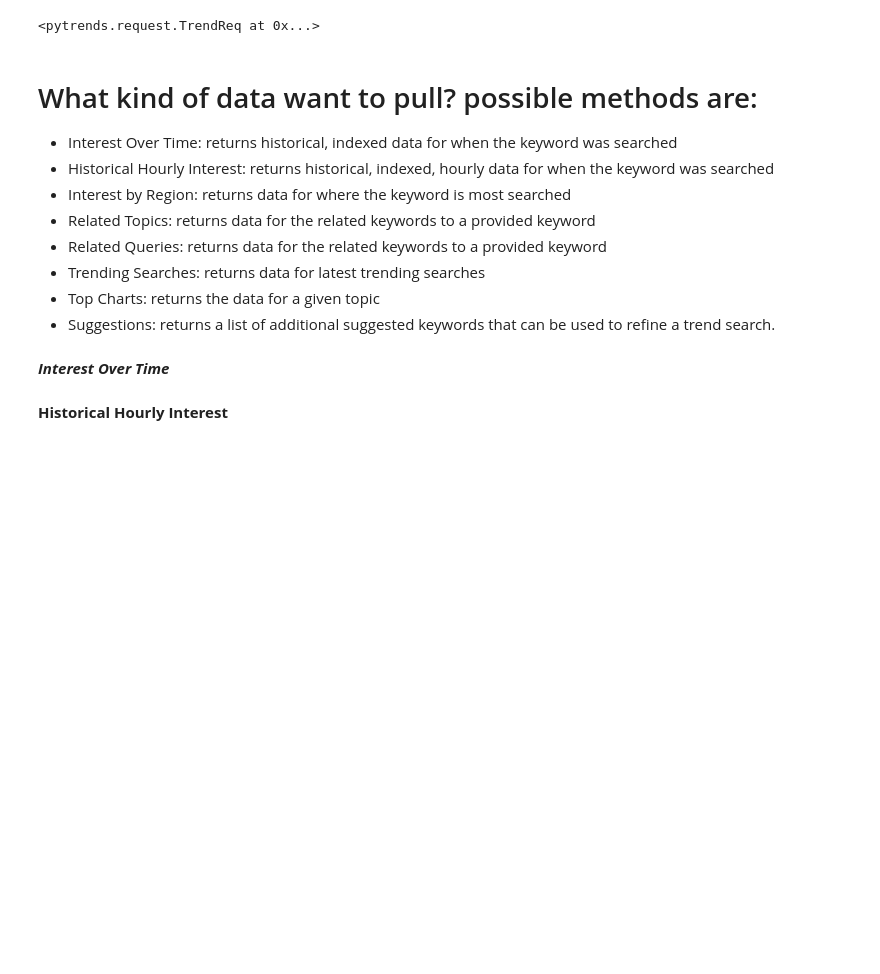
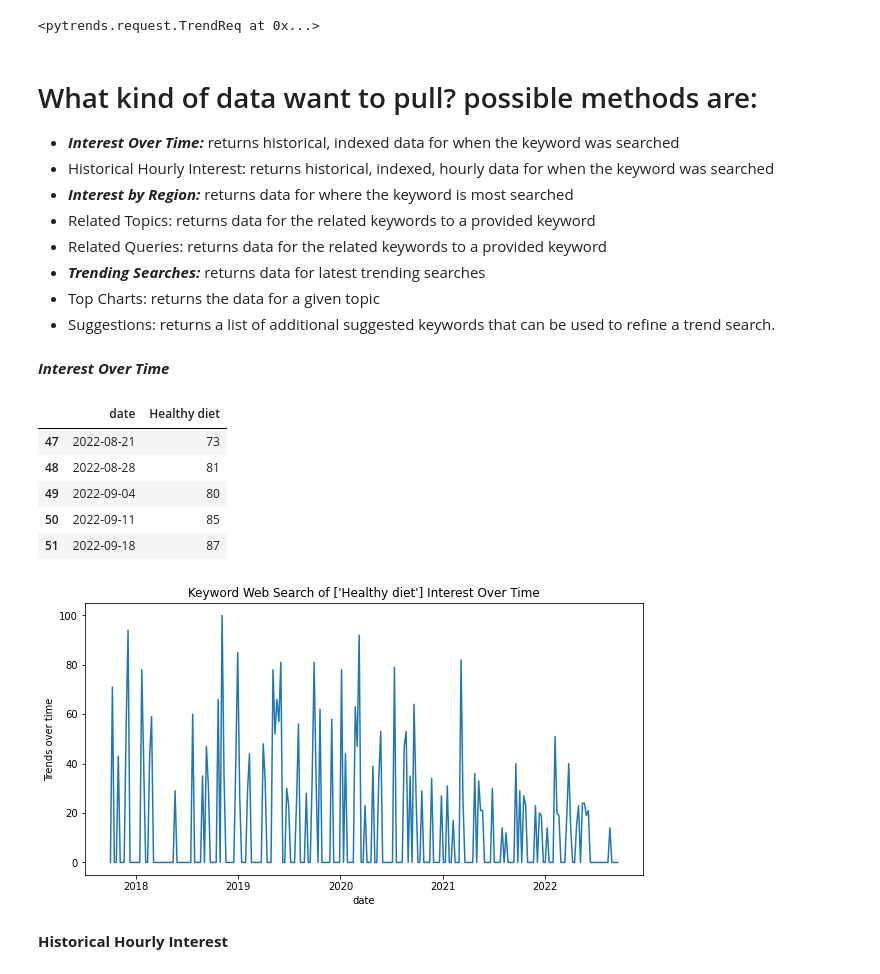
Before and after one commit to mrchapagain/GoogleTrendAnalytics, a Jupyter notebook: GoogleTrends.ipynb, the cells around one changed output. Drawn from its saved outputs; the diff is of its cells as text; code cells hidden in the pictures; blank space fills up the shorter version.

```diff
--- a/GoogleTrends.ipynb
+++ b/GoogleTrends.ipynb
@@ -50,49 +58,72 @@ def google_trend():
 *gprop:* What Google property to filter to fx. "image" or "news" default to web searches
 # %%
 # Build the playload
-def google_trend_playload():
+def gt_playload():
   kw_list = ["Healthy diet"]  # list of keywords to get data
   input= f'you have entered {kw_list}'
+
   #playload
   trends= google_trend()
-  trends.build_payload(kw_list, cat=0, timeframe='today 5-y', geo= 'NP', gprop='')
+  trends.build_payload(kw_list, cat=0, timeframe='today 12-m', geo= '', gprop='') #timeframe='today 5-y'
 
   # lets check if we got the data from google or not?
   return trends
 
-google_trend_playload()
+gt_playload()
 # %% [output]
 <pytrends.request.TrendReq at 0x...>
 # %% [markdown]
 # What kind of data want to pull? possible methods are:
-- Interest Over Time: returns historical, indexed data for when the keyword was searched
+- ***Interest Over Time:*** returns historical, indexed data for when the keyword was searched
 - Historical Hourly Interest:  returns historical, indexed, hourly data for when the keyword was searched
-- Interest by Region: returns data for where the keyword is most searched
+- ***Interest by Region:*** returns data for where the keyword is most searched
 - Related Topics: returns data for the related keywords to a provided keyword
 - Related Queries: returns data for the related keywords to a provided keyword
-- Trending Searches: returns data for latest trending searches
+- ***Trending Searches:*** returns data for latest trending searches
 - Top Charts: returns the data for a given topic
 - Suggestions: returns a list of additional suggested keywords that can be used to refine a trend search.
 # %%
 # Function to Disply in the figure
-def displayfig(x, y, title, x_label, y_label, fsize):
-    """ The function will take x & value including title, x_label & y_label, & figuresize then display the figure"""
-    plt.figure(figsize= fsize)
+def displayfig(x, y, title, x_label, y_label):
+    """ The function will take x & value including title, x_label & y_label then display the figure"""
+    plt.figure(figsize= (10, 5))
     plt.plot(x,y)
     plt.title(title)
     plt.xlabel(x_label)
     plt.ylabel(y_label)
     plt.show()
+
+def display_barplot(df, x_col, height_col, title):
+  plt.figure(figsize=(10, 5))
+  plt.title(title, fontsize=12)
+  plt.bar(df[x_col], df[height_col], color ='blue', width = 0.4)#{"Neutral": "blue", "Negetive": "red", "Positive": "green"}
+  plt.xticks(rotation=20)
+  plt.xlabel(x_col)
+  plt.ylabel(height_col)
+  plt.show()
 # %% [markdown]
 ***Interest Over Time***
 # %%
-# Interest Over Time
-data_over_time= trends.interest_over_time().drop(columns='isPartial')
-data_over_time = data_over_time.reset_index()
-print(data_over_time.tail())
+# function to extract interest over time
+def gt_trends_over_time():
+  trends=gt_playload()
+  # Interest Over Time
+  data_over_time= trends.interest_over_time().drop(columns='isPartial')
+  data_over_time = data_over_time.reset_index()
+  return data_over_time.tail()
+
+display(gt_trends_over_time())
 
 # Disply in the figure
-displayfig(x=data_over_time["date"], y=data_over_time.iloc[:, 1], title= "Keyword Web Search of {kw_list} Interest Over Time".format(kw_list=kw_list), x_label= "date", y_label="Trends over time", fsize= (14, 7))
+displayfig(x=data_over_time["date"], y=data_over_time.iloc[:, 1], title= "Keyword Web Search of {kw_list} Interest Over Time".format(kw_list=kw_list), x_label= "date", y_label="Trends over time")
+# %% [output]
+|  | date | Healthy diet |
+| 47 | 2022-08-21 | 73 |
+| 48 | 2022-08-28 | 81 |
+| 49 | 2022-09-04 | 80 |
+| 50 | 2022-09-11 | 85 |
+| 51 | 2022-09-18 | 87 |
+[figure, added]
 # %% [markdown]
 **Historical Hourly Interest**
 # %%
```
Also changed, not shown: parts of 7 cells of this notebook.
